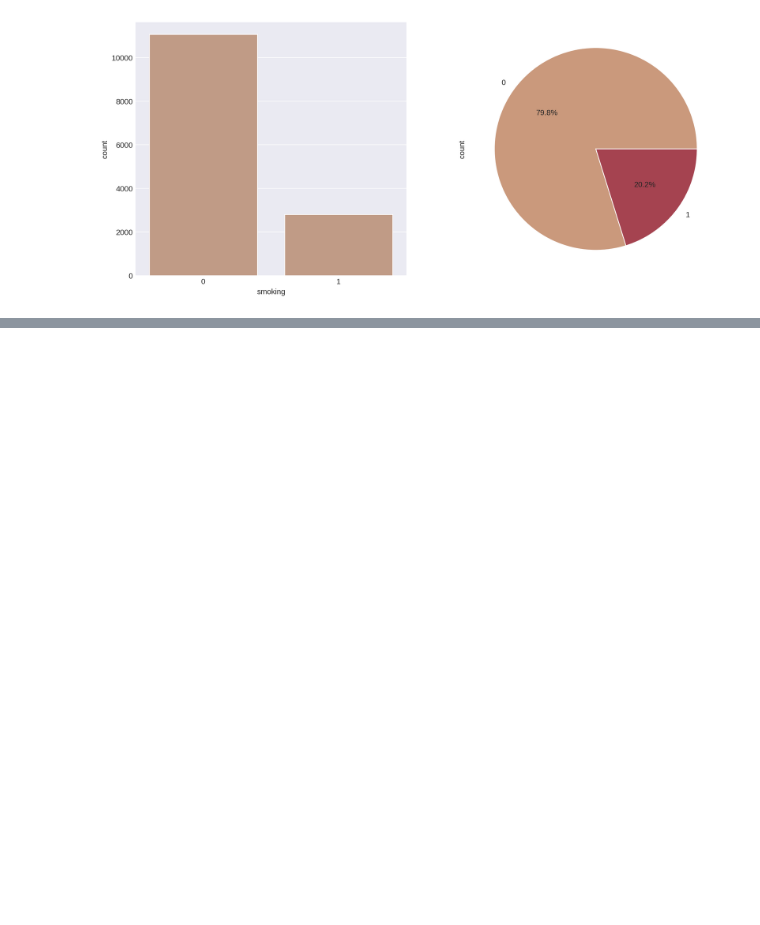
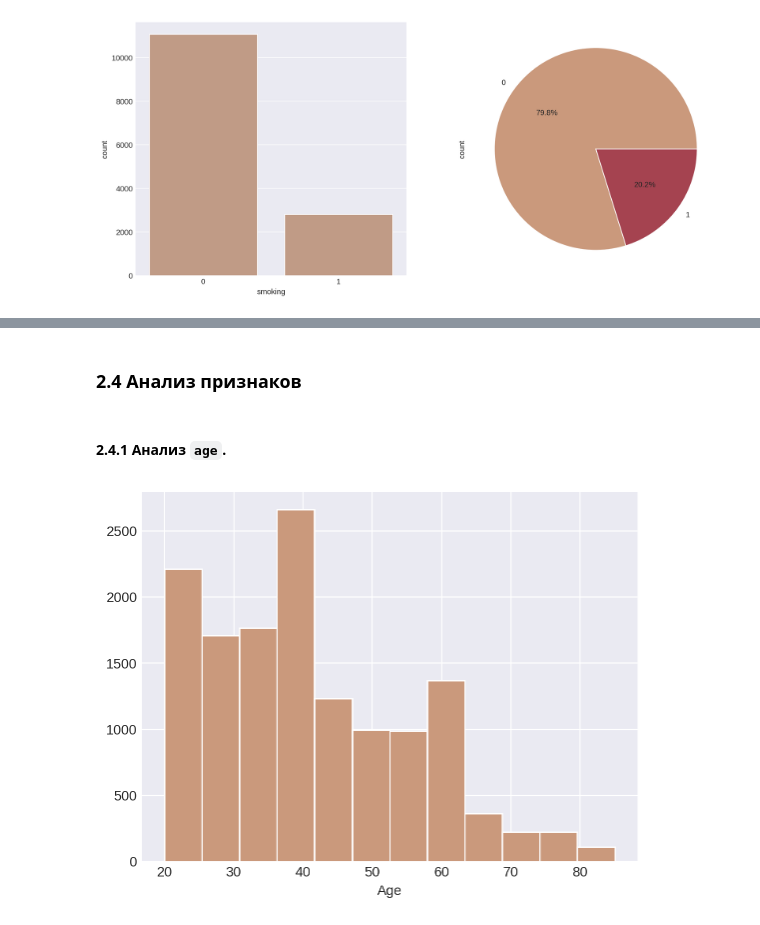
Before and after one commit to vulcan4ik/ds-smokers-research, a Jupyter notebook: ipynb/smokers-eda-catboost.ipynb, the cells around one changed output, grey strips where cells are left out. Saved outputs shown, nothing was run; the diff lists cells and outputs as text; code cells hidden in the pictures; blank space fills up the shorter version.

```diff
--- a/ipynb/smokers-eda-catboost.ipynb
+++ b/ipynb/smokers-eda-catboost.ipynb
@@ -397,0 +451,9 @@ smoke_0 = train[train["smoking"] == 0].shape[0]
+# %% [markdown]
+### 2.4 Анализ признаков
+# %% [markdown]
+#### 2.4.1 Анализ `age`.
+# %%
+train["age"].hist(bins=12)
+plt.xlabel("Age");
+# %% [output]
+[figure, added]
```
Also changed, not shown: parts of 96 cells of this notebook.
